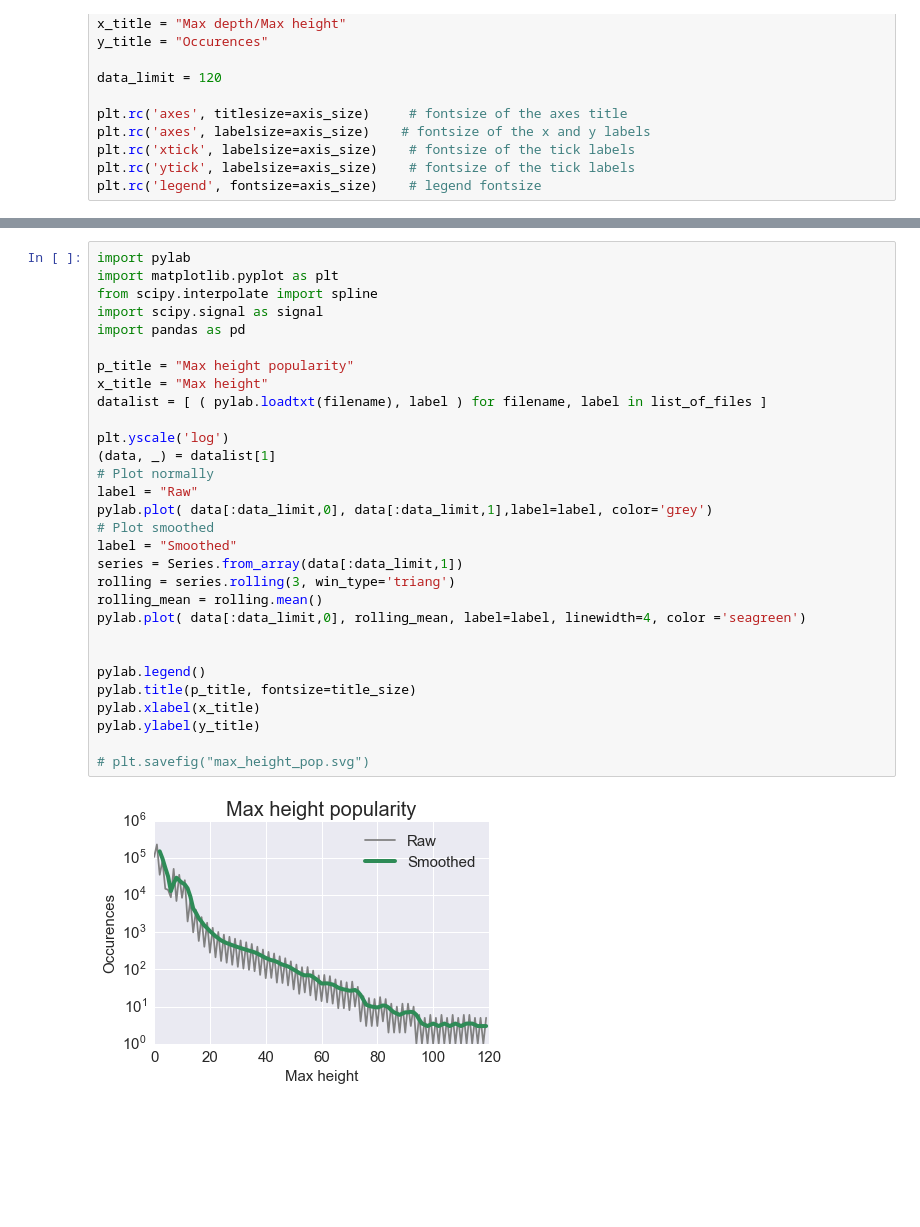
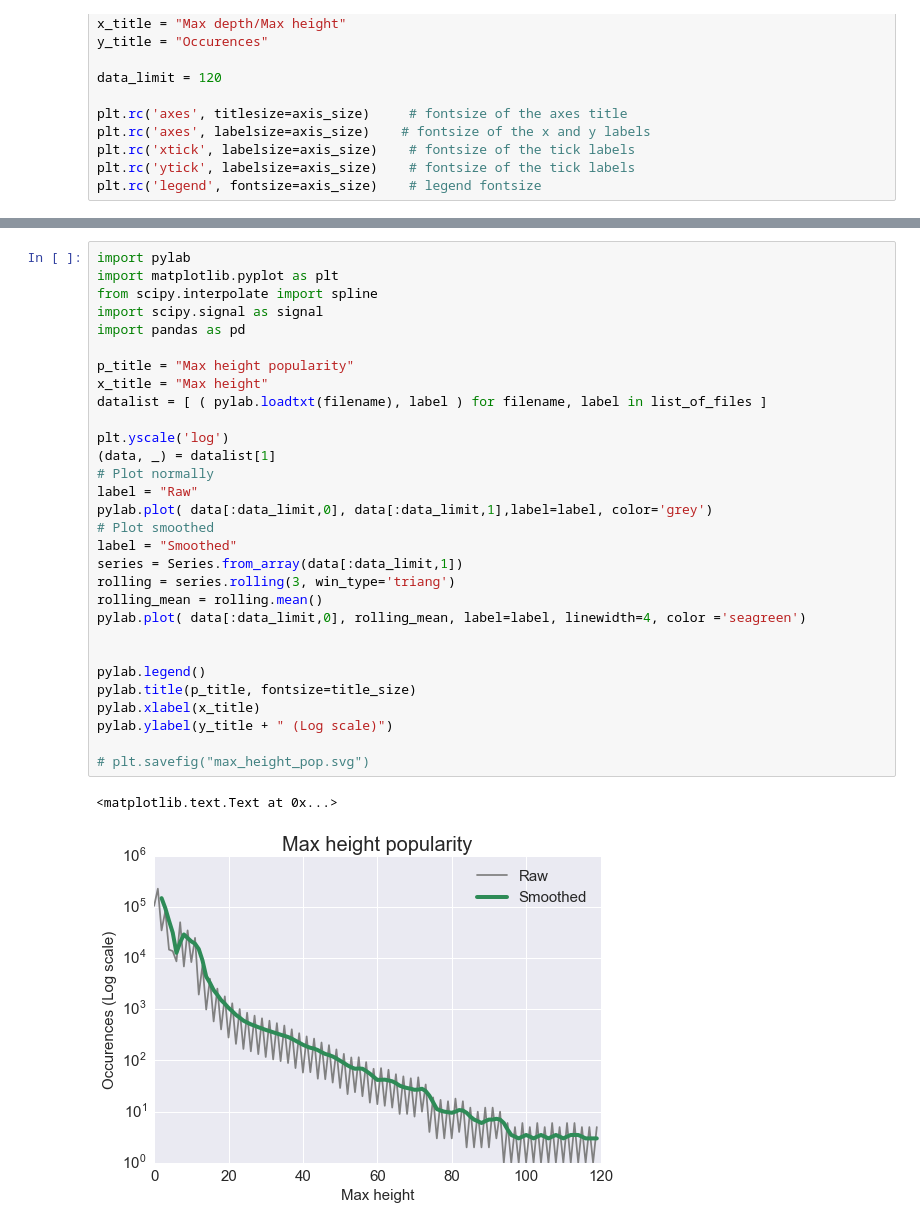
Before and after one commit to szoupanos/aiida_experiments, a Jupyter notebook: dbpath_experiments/graphs_max_depth_height.ipynb, the cells around one changed output, grey strips where cells are left out. Drawn from its saved outputs; the diff is of its cells as text; blank space fills up the shorter version.

```diff
--- a/dbpath_experiments/graphs_max_depth_height.ipynb
+++ b/dbpath_experiments/graphs_max_depth_height.ipynb
@@ -126,32 +127,33 @@ pylab.ylabel(y_title)
 # %%
 import pylab
 import matplotlib.pyplot as plt
 from scipy.interpolate import spline
 import scipy.signal as signal
 import pandas as pd
 
 p_title = "Max height popularity"
 x_title = "Max height"
 datalist = [ ( pylab.loadtxt(filename), label ) for filename, label in list_of_files ]
 
 plt.yscale('log')
 (data, _) = datalist[1]
 # Plot normally
 label = "Raw"
 pylab.plot( data[:data_limit,0], data[:data_limit,1],label=label, color='grey')
 # Plot smoothed
 label = "Smoothed"
 series = Series.from_array(data[:data_limit,1])
 rolling = series.rolling(3, win_type='triang')
 rolling_mean = rolling.mean()
 pylab.plot( data[:data_limit,0], rolling_mean, label=label, linewidth=4, color ='seagreen')
 
 
 pylab.legend()
 pylab.title(p_title, fontsize=title_size)
 pylab.xlabel(x_title)
-pylab.ylabel(y_title)
+pylab.ylabel(y_title + " (Log scale)")
 
 # plt.savefig("max_height_pop.svg")
 # %% [output]
+<matplotlib.text.Text at 0x...>
-[figure, old version]
+[figure, new version]
```
Also changed, not shown: parts of 4 cells of this notebook, 2 other files.
